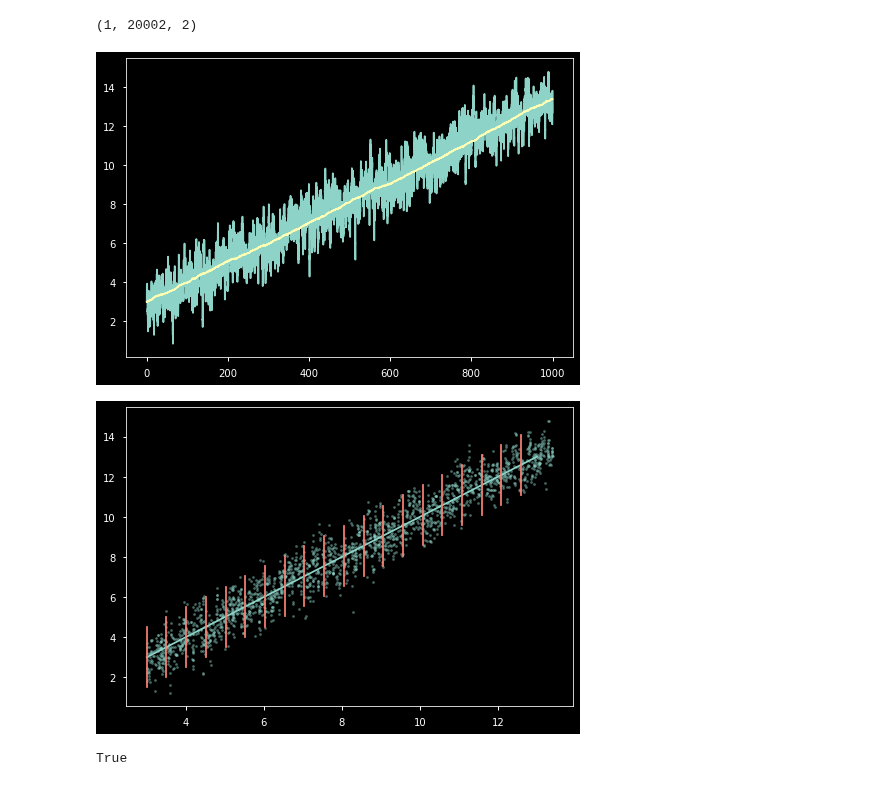
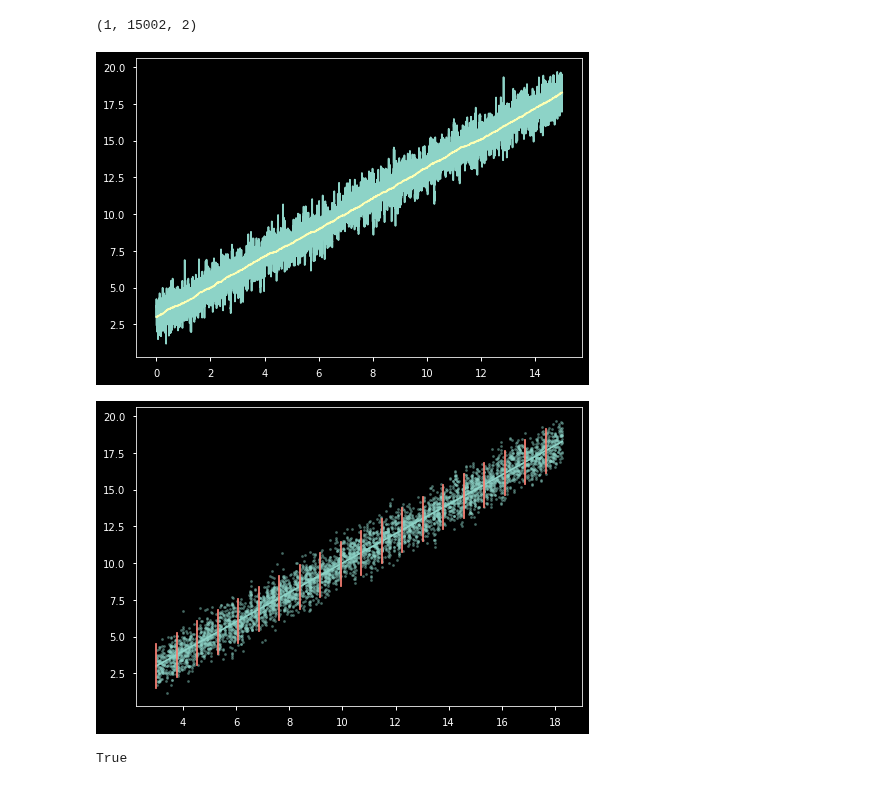
Before and after one commit to przemyslaw-zielinski/sf_nets, a Jupyter notebook: notebooks/test_2d.ipynb, the cells around one changed output. Cells and saved outputs as stored; diff of their text form; code cells hidden in the pictures.

```diff
--- a/notebooks/test_2d.ipynb
+++ b/notebooks/test_2d.ipynb
@@ -21,13 +21,15 @@ import spaths
 sys.path.append(os.path.abspath('..'))
 from utils import dmaps
 # %%
+eps = 0.005
+
 # underlying OU process coefficients
 def drift_ou(t, u, du):
-    du[0] = 0.01
-    du[1] = u[0] - u[1]
+    du[0] = 1.0
+    du[1] = (u[0] - u[1]) / eps
 
 def dispersion_ou(t, u, du):
-    du[0,0] = 0.01#np.sqrt(0.01)
-    du[1,1] = 1.0#np.sqrt(1.0)
+    du[0,0] = 1.0 / np.sqrt(100)
+    du[1,1] = 1.0 / np.sqrt(eps)#np.sqrt(1.0)
 
 sde_ou = spaths.ItoSDE(drift_ou, dispersion_ou, noise_mixing_dim=2)
@@ -41,35 +55,35 @@ rng.integers(10**3);  # warm up of RNG
 em = spaths.EulerMaruyama(rng)
 # %%
 # simulation params
-dt = .05
+dt = .001
 x0, y0 = 3.0, 3.0
-tspan = (0.0, 1000)
+tspan = (0.0, 15.0)
 # %%
 ens0 = np.array([[x0,y0]]) #spaths.make_ens(x0, y0)
 sol_ou = em.solve(sde_ou, ens0, tspan, dt)
 # %%
 sol_ou.p.shape
 # %% [output]
-(1, 20002, 2)
+(1, 15002, 2)
 # %%
 path = sol_ou.p[0]
 plt.plot(sol_ou.t, path.T[1])
 plt.plot(sol_ou.t, path.T[0]);
 # %% [output]
-[figure, old version]
+[figure, new version]
 # %%
-data = path[::10]
+data = path[::3]
 # %%
 # plt.figure(figsize=(10,7))
 plt.scatter(*data.T, s=5, alpha=0.5);
-u = np.linspace(3, 13, 100)
+u = np.linspace(min(data.T[0]), max(data.T[0]), 100)
 plt.plot(u,u);
 for u0 in u[::5]:
     u = 50*[u0]
     v = np.linspace(u0-1.5, u0+1.5, 50)
     plt.plot(u, v, color='C3');
 # %% [output]
-[figure, old version]
+[figure, new version]
 # %%
 # transformation
 f = lambda r: jnp.log(1 + r**2)
```
Also changed, not shown: parts of 30 cells of this notebook, 9 other files.
